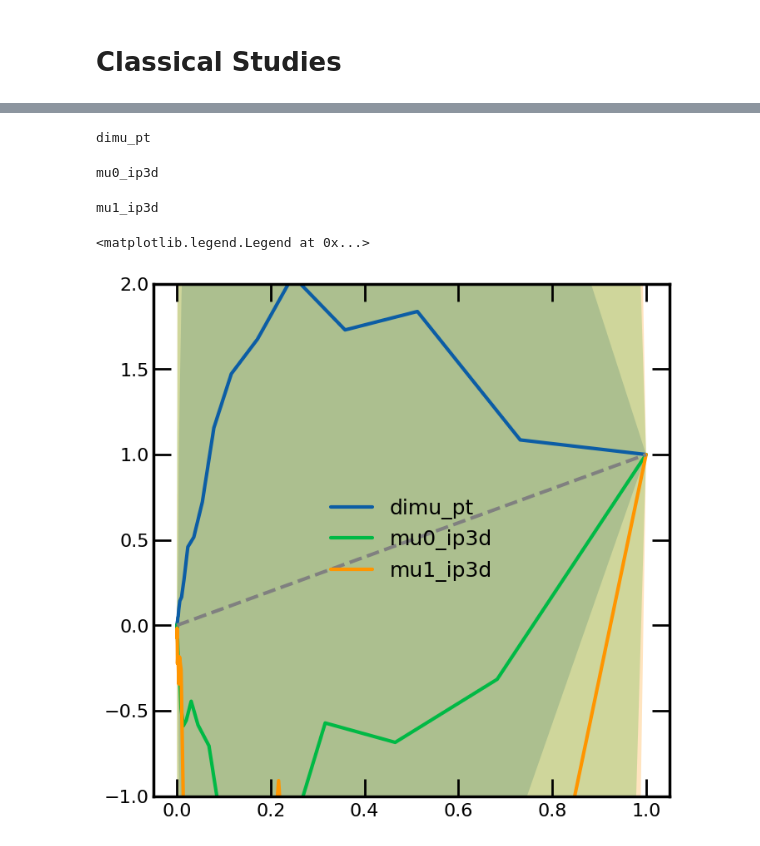
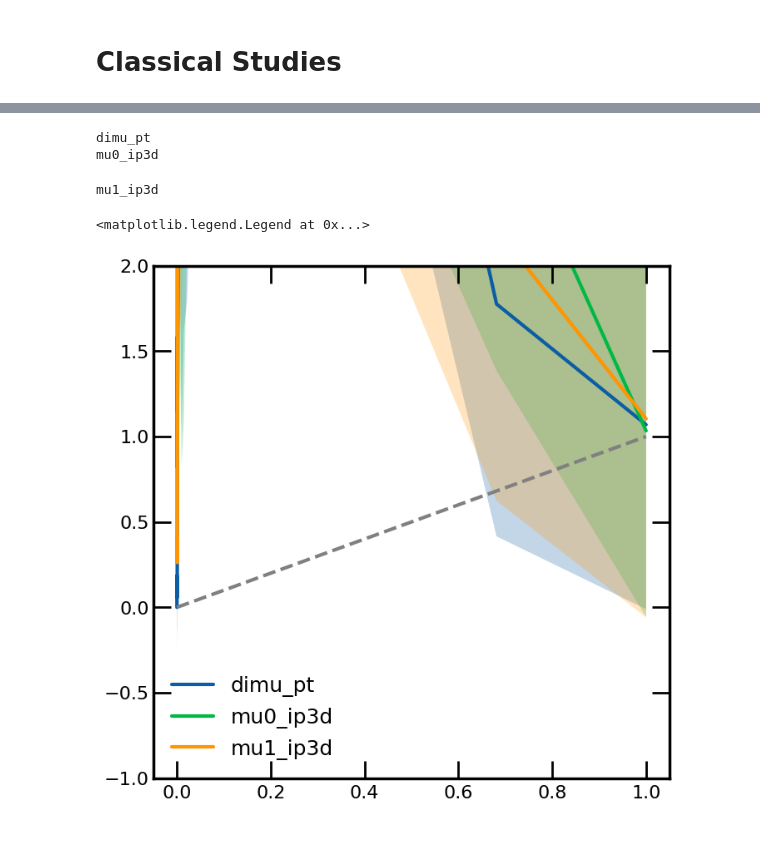
Before and after one commit to hep-lbdl/dimuonAD, a Jupyter notebook: 08a_plot_results_single_window.ipynb, the cells around one changed output, grey strips where cells are left out. Cells and saved outputs as stored; diff of their text form; code cells hidden in the pictures.

```diff
--- a/08a_plot_results_single_window.ipynb
+++ b/08a_plot_results_single_window.ipynb
@@ -62,7 +62,7 @@ all_SIC = {}
 all_FPR = {}
 all_ROC = {}
 # %%
-num_bins_SR = 16 # 16, 12, 8
+num_bins_SR = 12 # 16, 12, 8
 
 pseudo_e_to_plot = 0 # this plots the actual data (not a boostrapped version)
 fit_type = "septic" # "cubic", "quintic", septic
@@ -143,15 +143,16 @@ for pseudo_e in range(num_pseudoexperiments):
 # %%
 def plot_upsilon_resonances(ax):
 
+
     # plot the upsilon resonances
     ax.axvline(9.460, color="black", linestyle="--", alpha=0.15)
-    ax.text(9.460 * 0.995, 1e4, r"$\Upsilon(1S)$", rotation=90, verticalalignment="center", horizontalalignment="right", fontsize=10)
+    # ax.text(9.460 * 0.995, 1e4, r"$\Upsilon(1S)$", rotation=90, verticalalignment="center", horizontalalignment="right", fontsize=10)
     ax.axvline(10.023, color="black", linestyle="--", alpha=0.15)
-    ax.text(10.023 * 0.995, 1e4, r"$\Upsilon(2S)$", rotation=90, verticalalignment="center", horizontalalignment="right", fontsize=10)
+    # ax.text(10.023 * 0.995, 1e4, r"$\Upsilon(2S)$", rotation=90, verticalalignment="center", horizontalalignment="right", fontsize=10)
     ax.axvline(10.355, color="black", linestyle="--", alpha=0.15)
-    ax.text(10.355 * 0.995, 1e4, r"$\Upsilon(3S)$", rotation=90, verticalalignment="center", horizontalalignment="right", fontsize=10)
+    # ax.text(10.355 * 0.995, 1e4, r"$\Upsilon(3S)$", rotation=90, verticalalignment="center", horizontalalignment="right", fontsize=10)
     ax.axvline(10.580, color="black", linestyle="--", alpha=0.15)
-    ax.text(10.580 * 0.995, 1e4, r"$\Upsilon(4S)$", rotation=90, verticalalignment="center", horizontalalignment="right", fontsize=10)
+    # ax.text(10.580 * 0.995, 1e4, r"$\Upsilon(4S)$", rotation=90, verticalalignment="center", horizontalalignment="right", fontsize=10)
     # ax.axvline(11.020, color="black", linestyle="--", alpha=0.15)
     # ax.text(11.020 * 0.995, 1e4, r"$\Upsilon(5S)$", rotation=90, verticalalignment="center", horizontalalignment="right", fontsize=10)
 # %%
@@ -508,6 +501,3 @@ dimu_pt
-# %%
-fit_type = "quintic"
-fit_function = bkg_fit_quintic
 # %%
 # """
 # CALCULATE THE ROC CURVES
@@ -1029,36 +838,30 @@ On pseudo experiment 14...
 # %%
 
-
-
-feature_TPRs = {}
-feature_FPRs = {}
-feature_ROCs = {}
-feature_SICs = {}
 feature_SIGs = {}
 
 flip_features = [False, True, True]
 for (i, feature) in enumerate(["dimu_pt", "mu0_ip3d", "mu1_ip3d"]):
 # for (i, feature) in enumerate(["dimu_pt"]):
     print(feature)
-    feature_TPRs[feature], feature_FPRs[feature], feature_ROCs[feature], feature_SICs[feature], feature_SIGs[feature] = feature_cut_ROCS(feature, test_data_dict, scaler, "quintic", f"{particle_type}{train_data_id_title} ({feature} on {train_data_id_title})\n quintic", SB_left, SR_left, SR_right, SB_right, flip = flip_features[i], index = i)
-    plt.plot(feature_FPRs[feature].mean(axis = 1), feature_TPRs[feature].mean(axis = 1), label = feature)
+    feature_SIGs[feature] = feature_cut_ROCS(feature, test_data_dict, scaler, "quintic", f"{particle_type}{train_data_id_title} ({feature} on {train_data_id_title})\n quintic", SB_left, SR_left, SR_right, SB_right, flip = flip_features[i], index = i)
+    plt.plot(fpr_thresholds_finegrained, feature_SIGs[feature].mean(axis = 1), label = feature)
 
     # band
-    feature_TPRS_mean = feature_TPRs[feature].mean(axis = 1)
-    feature_TPRS_std = feature_TPRs[feature].std(axis = 1)
+    feature_TPRS_mean = feature_SIGs[feature].mean(axis = 1)
+    feature_TPRS_std = feature_SIGs[feature].std(axis = 1)
 
-    feature_FPRS_mean = feature_FPRs[feature].mean(axis = 1)
-    feature_FPRS_std = feature_FPRs[feature].std(axis = 1)
+    # feature_FPRS_mean = feature_FPRs[feature].mean(axis = 1)
+    # feature_FPRS_std = feature_FPRs[feature].std(axis = 1)
 
-    plt.fill_between(feature_FPRS_mean, feature_TPRS_mean-feature_TPRS_std, feature_TPRS_mean+feature_TPRS_std, alpha = 0.25)
+    plt.fill_between(fpr_thresholds_finegrained, feature_TPRS_mean-feature_TPRS_std, feature_TPRS_mean+feature_TPRS_std, alpha = 0.25)
 
 plt.ylim(-1, 2)
 plt.plot([0, 1], [0, 1], linestyle = "--", color = "grey")
 
 plt.legend()
 # %% [output]
 dimu_pt
+mu0_ip3d
-mu0_ip3d
+mu1_ip3d
-mu1_ip3d
+<matplotlib.legend.Legend at 0x...>
-<matplotlib.legend.Legend at 0x...>
-[figure, old version]
+[figure, new version]
```
Also changed, not shown: parts of 16 cells of this notebook, 2 other files.
